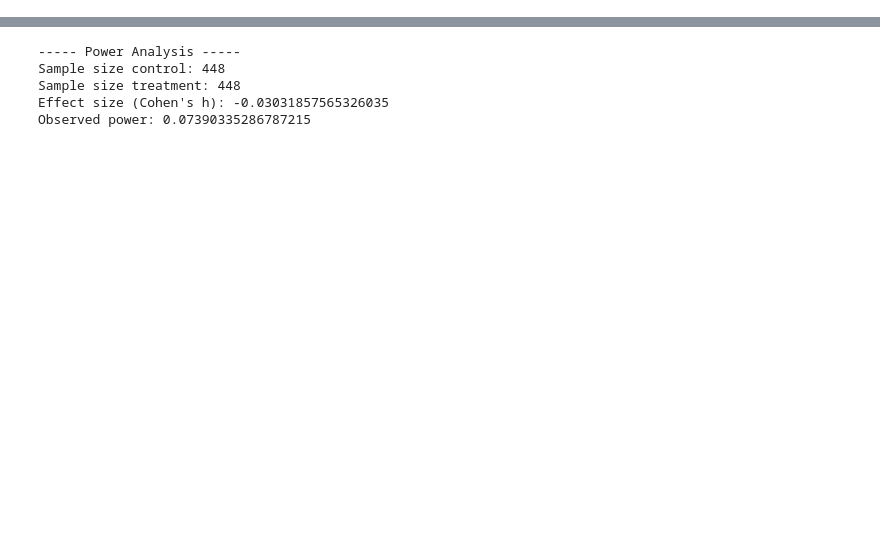
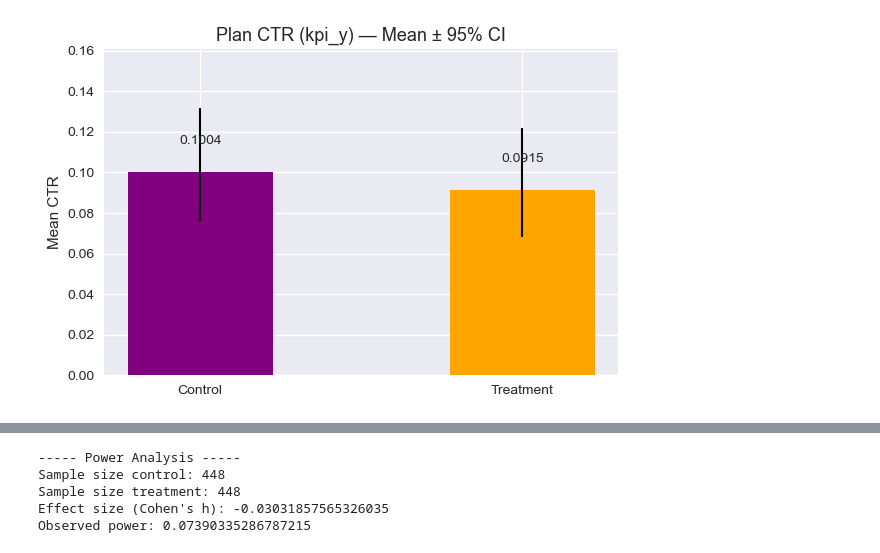
Before and after one commit to Luciamusizzano/DEGO-project_team50, a Jupyter notebook: analysis.ipynb, the cells around one changed output, grey strips where cells are left out. Cells and saved outputs as stored; diff of their text form; code cells hidden in the pictures; blank space fills up the shorter version.

```diff
--- a/analysis.ipynb
+++ b/analysis.ipynb
@@ -326,0 +478,34 @@ Using the observed difference in the primary KPI (Plan CTR), we estimate the sta
+# %%
+# Bar chart: Plan CTR (kpi_y) per group — with 95% confidence intervals
+import numpy as np
+from scipy import stats
+
+def prop_ci(data, confidence=0.95):
+    """Wilson score interval for a proportion."""
+    n = len(data)
+    p = data.mean()
+    z = stats.norm.ppf((1 + confidence) / 2)
+    denom = 1 + z**2 / n
+    centre = (p + z**2 / (2 * n)) / denom
+    margin = (z * np.sqrt(p * (1 - p) / n + z**2 / (4 * n**2))) / denom
+    return centre - margin, centre + margin  # lower, upper
+
+groups     = ["Control", "Treatment"]
+ctr_vals   = [control["kpi_y"].mean(), treatment["kpi_y"].mean()]
+ctr_ci     = [prop_ci(control["kpi_y"]), prop_ci(treatment["kpi_y"])]
+yerr_lower = [v - ci[0] for v, ci in zip(ctr_vals, ctr_ci)]
+yerr_upper = [ci[1] - v  for v, ci in zip(ctr_vals, ctr_ci)]
+
+fig, ax = plt.subplots(figsize=(6, 4))
+bars = ax.bar(groups, ctr_vals, color=["purple", "orange"], width=0.45,
+              yerr=[yerr_lower, yerr_upper], capsize=6, error_kw={"linewidth": 1.5})
+ax.set_title("Plan CTR (kpi_y) — Mean ± 95% CI", fontsize=13)
+ax.set_ylabel("Mean CTR")
+ax.set_ylim(0, max(ctr_vals) * 1.6)
+for bar, val in zip(bars, ctr_vals):
+    ax.text(bar.get_x() + bar.get_width() / 2, bar.get_height() + 0.012,
+            f"{val:.4f}", ha="center", va="bottom", fontsize=10)
+plt.tight_layout()
+plt.show()
+# %% [output]
+[figure, added]
```
Also changed, not shown: parts of 52 cells of this notebook.
